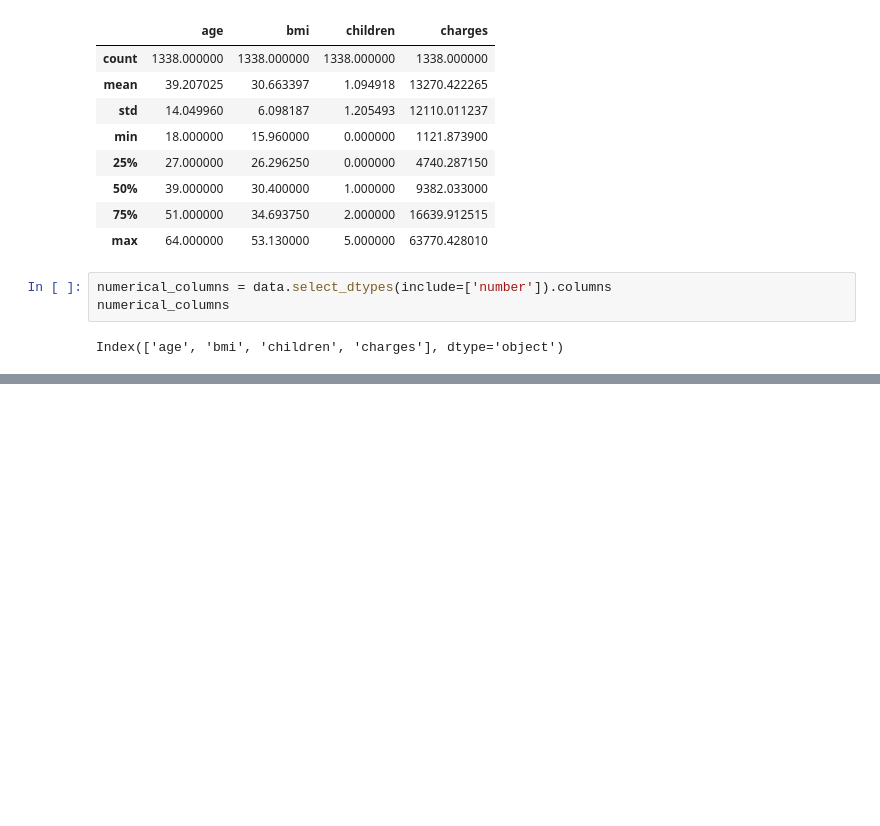
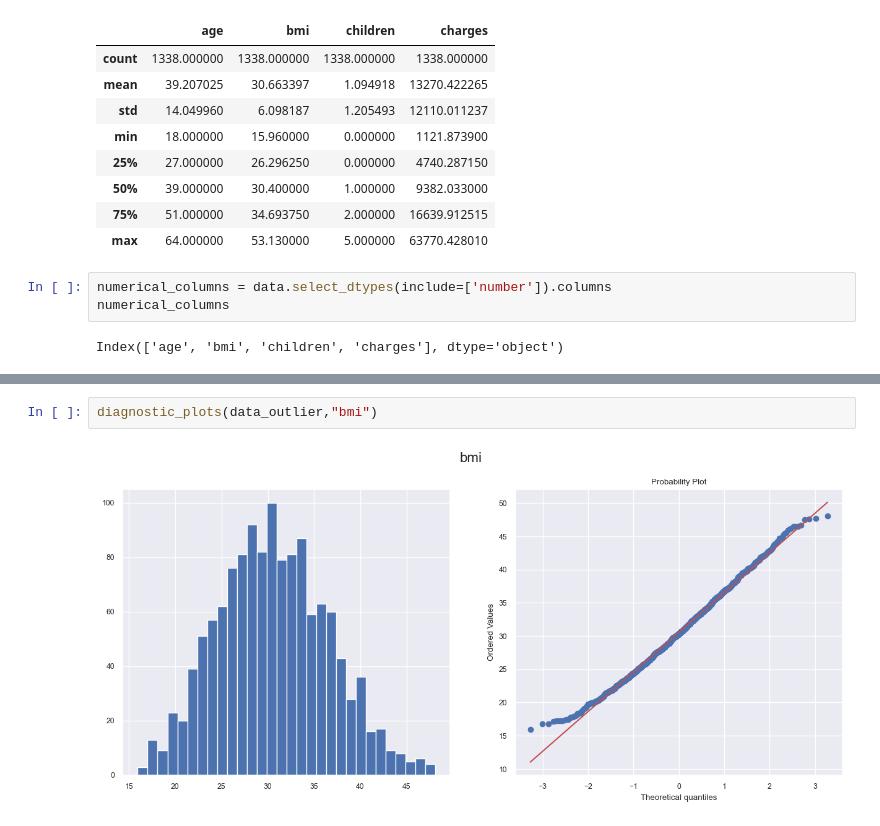
Before and after one commit to dibkb/tensorflow-udemy, a Jupyter notebook: Medical costs.ipynb, the cells around one changed output, grey strips where cells are left out. Drawn from its saved outputs; the diff is of its cells as text; blank space fills up the shorter version.

```diff
--- a/Medical costs.ipynb
+++ b/Medical costs.ipynb
@@ -76,0 +178,4 @@ for cat in numerical_columns:
+# %%
+diagnostic_plots(data_outlier,"bmi")
+# %% [output]
+[figure, added]
```
Also changed, not shown: parts of 29 cells of this notebook.
